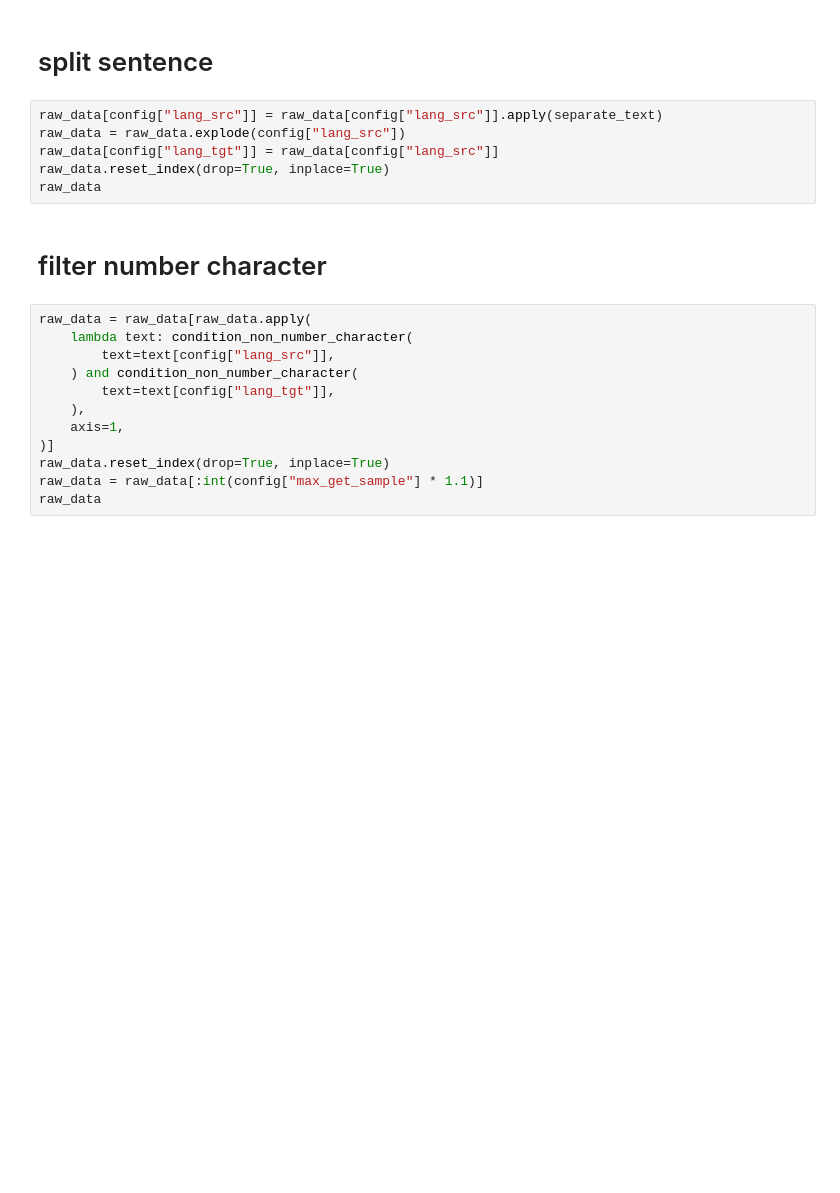
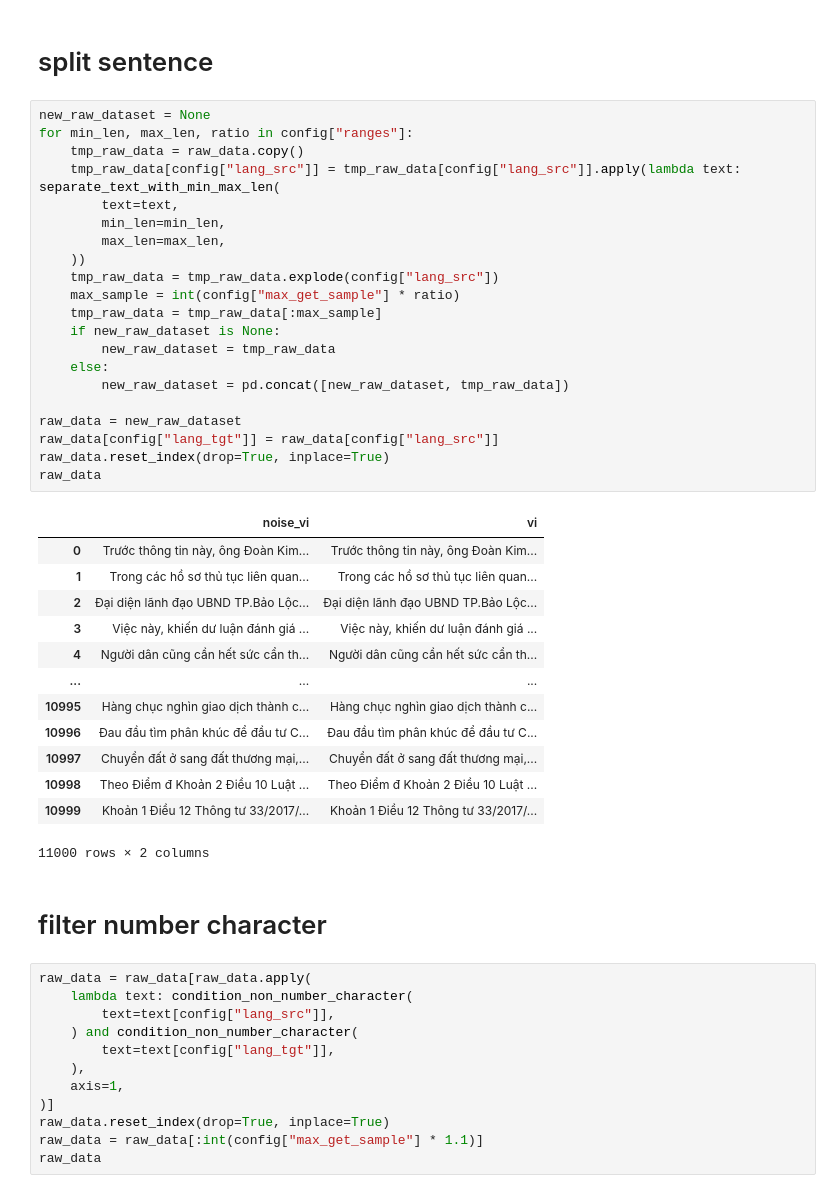
Before and after one commit to pnthi1604/nlp_data_processing, a Jupyter notebook: seq2seq.ipynb, the cells around one changed output. Saved outputs shown, nothing was run; the diff lists cells and outputs as text; blank space fills up the shorter version.

```diff
--- a/seq2seq.ipynb
+++ b/seq2seq.ipynb
@@ -132,11 +166,40 @@ raw_data
 # %% [markdown]
 # split sentence
-# %%
-raw_data[config["lang_src"]] = raw_data[config["lang_src"]].apply(separate_text)
-raw_data = raw_data.explode(config["lang_src"])
-raw_data[config["lang_tgt"]] = raw_data[config["lang_src"]]
-raw_data.reset_index(drop=True, inplace=True)
-raw_data
+# %%
+new_raw_dataset = None
+for min_len, max_len, ratio in config["ranges"]:
+    tmp_raw_data = raw_data.copy()
+    tmp_raw_data[config["lang_src"]] = tmp_raw_data[config["lang_src"]].apply(lambda text: separate_text_with_min_max_len(
+        text=text,
+        min_len=min_len,
+        max_len=max_len,
+    ))
+    tmp_raw_data = tmp_raw_data.explode(config["lang_src"])
+    max_sample = int(config["max_get_sample"] * ratio)
+    tmp_raw_data = tmp_raw_data[:max_sample]
+    if new_raw_dataset is None:
+        new_raw_dataset = tmp_raw_data
+    else:
+        new_raw_dataset = pd.concat([new_raw_dataset, tmp_raw_data])
+
+raw_data = new_raw_dataset
+raw_data[config["lang_tgt"]] = raw_data[config["lang_src"]]
+raw_data.reset_index(drop=True, inplace=True)
+raw_data
+# %% [output]
+|  | noise_vi | vi |
+| 0 | Trước thông tin này, ông Đoàn Kim... | Trước thông tin này, ông Đoàn Kim... |
+| 1 | Trong các hồ sơ thủ tục liên quan... | Trong các hồ sơ thủ tục liên quan... |
+| 2 | Đại diện lãnh đạo UBND TP.Bảo Lộc... | Đại diện lãnh đạo UBND TP.Bảo Lộc... |
+| 3 | Việc này, khiến dư luận đánh giá ... | Việc này, khiến dư luận đánh giá ... |
+| 4 | Người dân cũng cần hết sức cẩn th... | Người dân cũng cần hết sức cẩn th... |
+| ... | ... | ... |
+| 10995 | Hàng chục nghìn giao dịch thành c... | Hàng chục nghìn giao dịch thành c... |
+| 10996 | Đau đầu tìm phân khúc để đầu tư C... | Đau đầu tìm phân khúc để đầu tư C... |
+| 10997 | Chuyển đất ở sang đất thương mại,... | Chuyển đất ở sang đất thương mại,... |
+| 10998 | Theo Điểm đ Khoản 2 Điều 10 Luật ... | Theo Điểm đ Khoản 2 Điều 10 Luật ... |
+| 10999 | Khoản 1 Điều 12 Thông tư 33/2017/... | Khoản 1 Điều 12 Thông tư 33/2017/... |
+11000 rows × 2 columns
 # %% [markdown]
 # filter number character
 # %%
```
Also changed, not shown: parts of 14 cells of this notebook, 3 other files.
